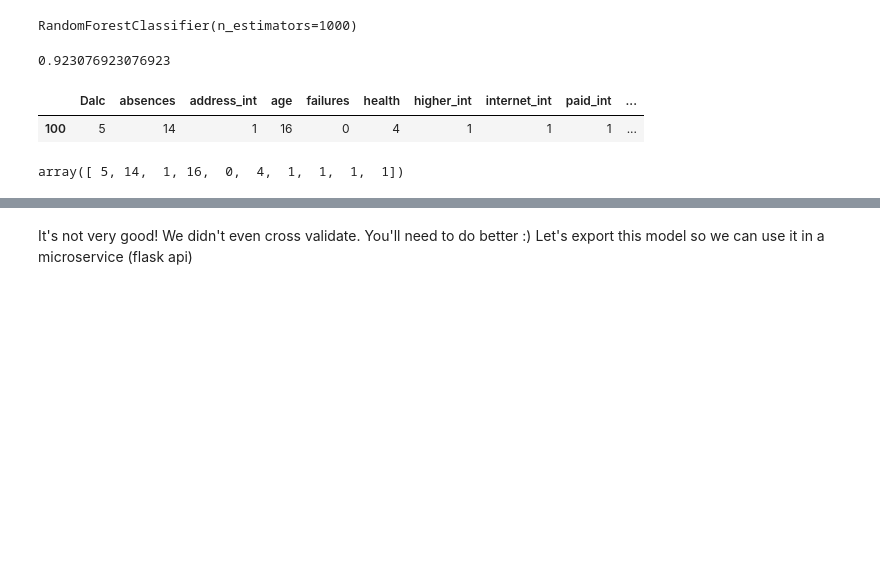
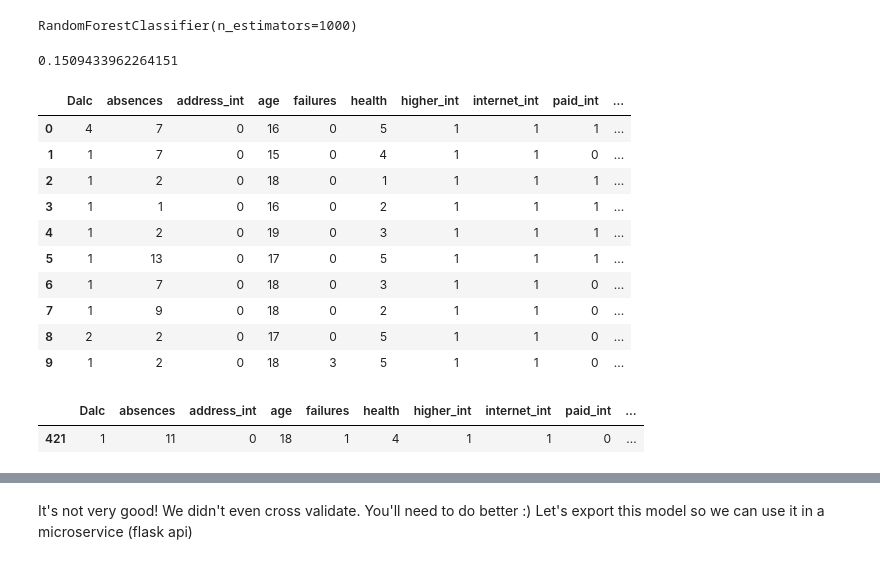
Before and after one commit to CMU-313/fall-22-hw4-team-otters, a Jupyter notebook: model_build.ipynb, the cells around one changed output, grey strips where cells are left out. Drawn from its saved outputs; the diff is of its cells as text; code cells hidden in the pictures; blank space fills up the shorter version.

Commit message:
Use ProductionData.csv as test data

```diff
--- a/model_build.ipynb
+++ b/model_build.ipynb
@@ -74,4 +45,5 @@ df.info
 The goal is to predict the quality of the student. We will build a predictor based on the final grade (G3).
 Becasue we are trying to find quality students. In this model we define a quality student as one who achieves a final grade of 15 or higher.
 # %%
-df['qual_student'] = np.where(df['G3']>=15, 1, 0)
+train['qual_student'] = np.where(train['G3']>=15, 1, 0)
+test['qual_student'] = np.where(test['G3']>=15, 1, 0)
@@ -97,0 +50,15 @@ df.describe()
+# %%
+train['higher_int'] = np.where(train['higher'] == "yes", 1, 0)
+test['higher_int'] = np.where(test['higher'] == "yes", 1, 0)
+
+train['paid_int'] = np.where(train['paid'] == "yes", 1, 0)
+test['paid_int'] = np.where(test['paid'] == "yes", 1, 0)
+
+train['internet_int'] = np.where(train['internet'] == "yes", 1, 0)
+test['internet_int'] = np.where(test['internet'] == "yes", 1, 0)
+
+train['address_int'] = np.where(train['address'] == "U", 1, 0)
+test['address_int'] = np.where(test['address'] == "yes", 1, 0)
+
+train['higher_int'] = np.where(train['higher'] == "yes", 1, 0)
+test['higher_int'] = np.where(test['higher'] == "yes", 1, 0)
@@ -100,24 +76,29 @@ Drop the G3 score
 # %%
 include = ['health', 'absences','age', 'failures', 'Dalc', 'internet_int', 'higher_int', 'paid_int',
            'studytime','address_int','qual_student']
-df.drop(columns=df.columns.difference(include), inplace=True)
+train.drop(columns=train.columns.difference(include), inplace=True)
+test.drop(columns=test.columns.difference(include), inplace=True)
 # %% [markdown]
 Import scikit-learn and build a random forest classifer
 # %%
 from sklearn.ensemble import RandomForestClassifier as rf
 import sklearn
 dependent_variable = 'qual_student'
-x = df[df.columns.difference([dependent_variable])]
-y = df[dependent_variable]
+X_train = train[train.columns.difference([dependent_variable])]
+Y_train = train[dependent_variable]
+
+X_test = test[test.columns.difference([dependent_variable])]
+Y_test = test[dependent_variable]
+
 clf = rf(n_estimators = 1000)
-clf.fit(x, y)
+clf.fit(X_train, Y_train)
 # %% [output]
 RandomForestClassifier(n_estimators=1000)
 # %%
-pred = clf.predict(x)
-sklearn.metrics.f1_score(y, pred, average='binary')
+pred = clf.predict(X_test)
+sklearn.metrics.f1_score(Y_test, pred, average='binary')
 # %% [output]
-0.923076923076923
+0.1509433962264151
 # %%
 import lime
 import lime.lime_tabular
@@ -128,10 +109,21 @@ explainer = lime.lime_tabular.LimeTabularExplainer(X,feature_names = x.columns,c
-# %%
-x.loc[[100]]
-# %% [output]
-|  | Dalc | absences | address_int | age | failures | health | higher_int | internet_int | paid_int | ... |
-| 100 | 5 | 14 | 1 | 16 | 0 | 4 | 1 | 1 | 1 | ... |
-# %%
-x.loc[[100]].values[0]
-# %% [output]
-array([ 5, 14,  1, 16,  0,  4,  1,  1,  1,  1])
+# %%
+test = pd.concat([X_test, Y_test.to_frame()], axis=1)
+test.head(10)
+# %% [output]
+|  | Dalc | absences | address_int | age | failures | health | higher_int | internet_int | paid_int | ... |
+| 0 | 4 | 7 | 0 | 16 | 0 | 5 | 1 | 1 | 1 | ... |
+| 1 | 1 | 7 | 0 | 15 | 0 | 4 | 1 | 1 | 0 | ... |
+| 2 | 1 | 2 | 0 | 18 | 0 | 1 | 1 | 1 | 1 | ... |
+| 3 | 1 | 1 | 0 | 16 | 0 | 2 | 1 | 1 | 1 | ... |
+| 4 | 1 | 2 | 0 | 19 | 0 | 3 | 1 | 1 | 1 | ... |
+| 5 | 1 | 13 | 0 | 17 | 0 | 5 | 1 | 1 | 1 | ... |
+| 6 | 1 | 7 | 0 | 18 | 0 | 3 | 1 | 1 | 0 | ... |
+| 7 | 1 | 9 | 0 | 18 | 0 | 2 | 1 | 1 | 0 | ... |
+| 8 | 2 | 2 | 0 | 17 | 0 | 5 | 1 | 1 | 0 | ... |
+| 9 | 1 | 2 | 0 | 18 | 3 | 5 | 1 | 1 | 0 | ... |
+# %%
+test.loc[[421]]
+# %% [output]
+|  | Dalc | absences | address_int | age | failures | health | higher_int | internet_int | paid_int | ... |
+| 421 | 1 | 11 | 0 | 18 | 1 | 4 | 1 | 1 | 0 | ... |
 # %%
```
Also changed, not shown: parts of 15 cells of this notebook, 1 other file.
